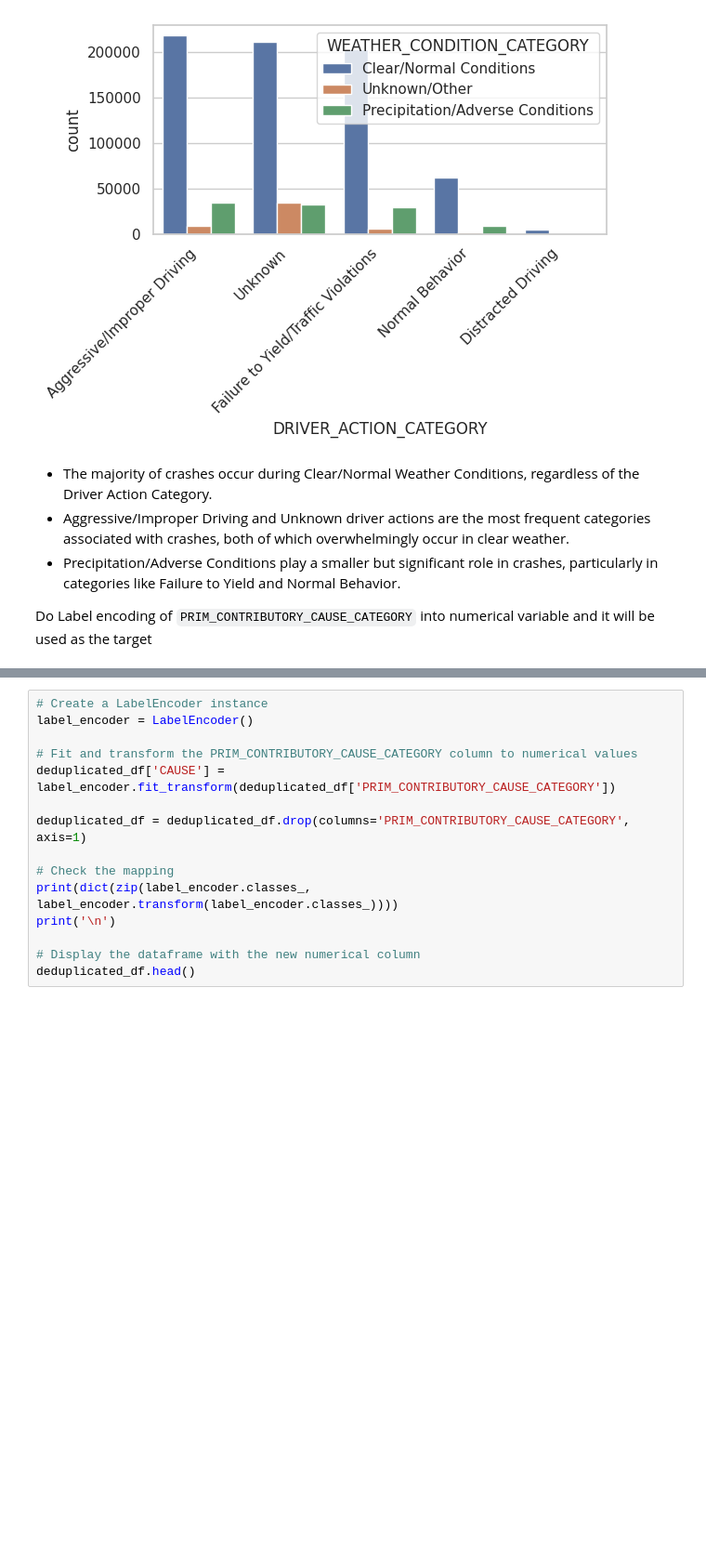
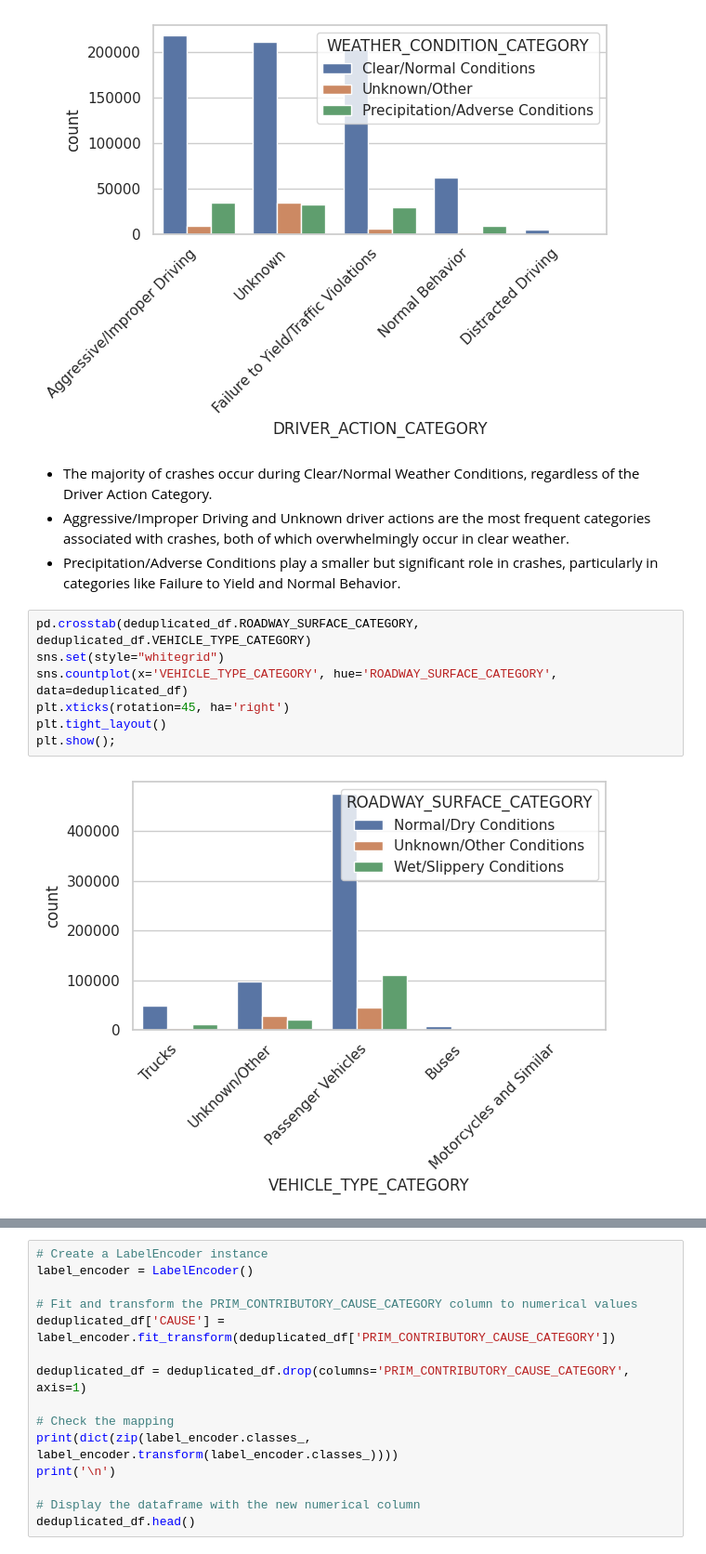
Before and after one commit to joakimTI/GROUP-5-PROJECT, a Jupyter notebook: index.ipynb, the cells around one changed output, grey strips where cells are left out. Shown at 93% size. Saved outputs shown, nothing was run; the diff lists cells and outputs as text; blank space fills up the shorter version.

```diff
--- a/index.ipynb
+++ b/index.ipynb
@@ -1896,5 +1906,12 @@ plt.show();
 - The majority of crashes occur during Clear/Normal Weather Conditions, regardless of the Driver Action Category.
 - Aggressive/Improper Driving and Unknown driver actions are the most frequent categories associated with crashes, both of which overwhelmingly occur in clear weather.
 - Precipitation/Adverse Conditions play a smaller but significant role in crashes, particularly in categories like Failure to Yield and Normal Behavior.
-
-Do Label encoding of `PRIM_CONTRIBUTORY_CAUSE_CATEGORY` into numerical variable and it will be used as the target
+# %%
+pd.crosstab(deduplicated_df.ROADWAY_SURFACE_CATEGORY, deduplicated_df.VEHICLE_TYPE_CATEGORY)
+sns.set(style="whitegrid")
+sns.countplot(x='VEHICLE_TYPE_CATEGORY', hue='ROADWAY_SURFACE_CATEGORY', data=deduplicated_df)
+plt.xticks(rotation=45, ha='right')
+plt.tight_layout()
+plt.show();
+# %% [output]
+[figure, added]
```
Also changed, not shown: parts of 20 cells of this notebook.
